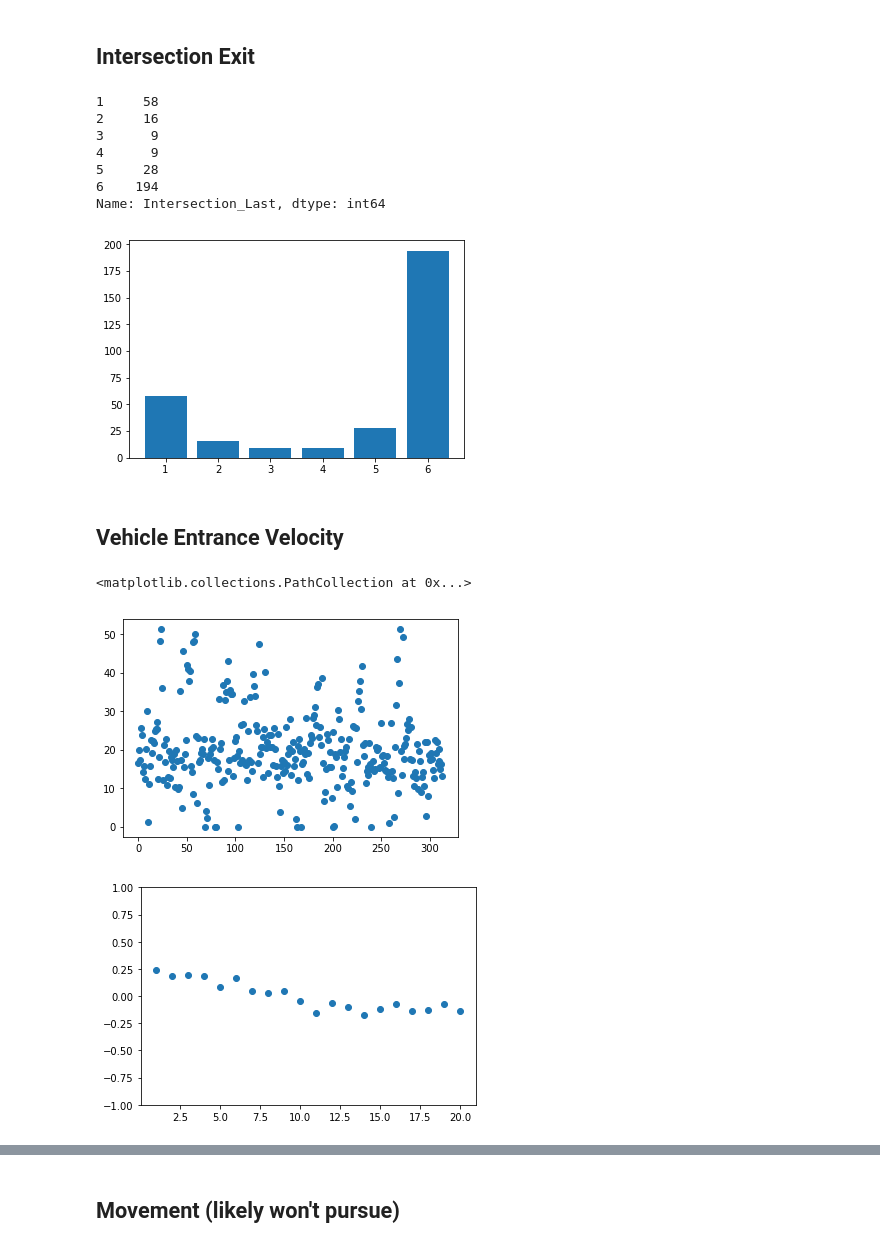
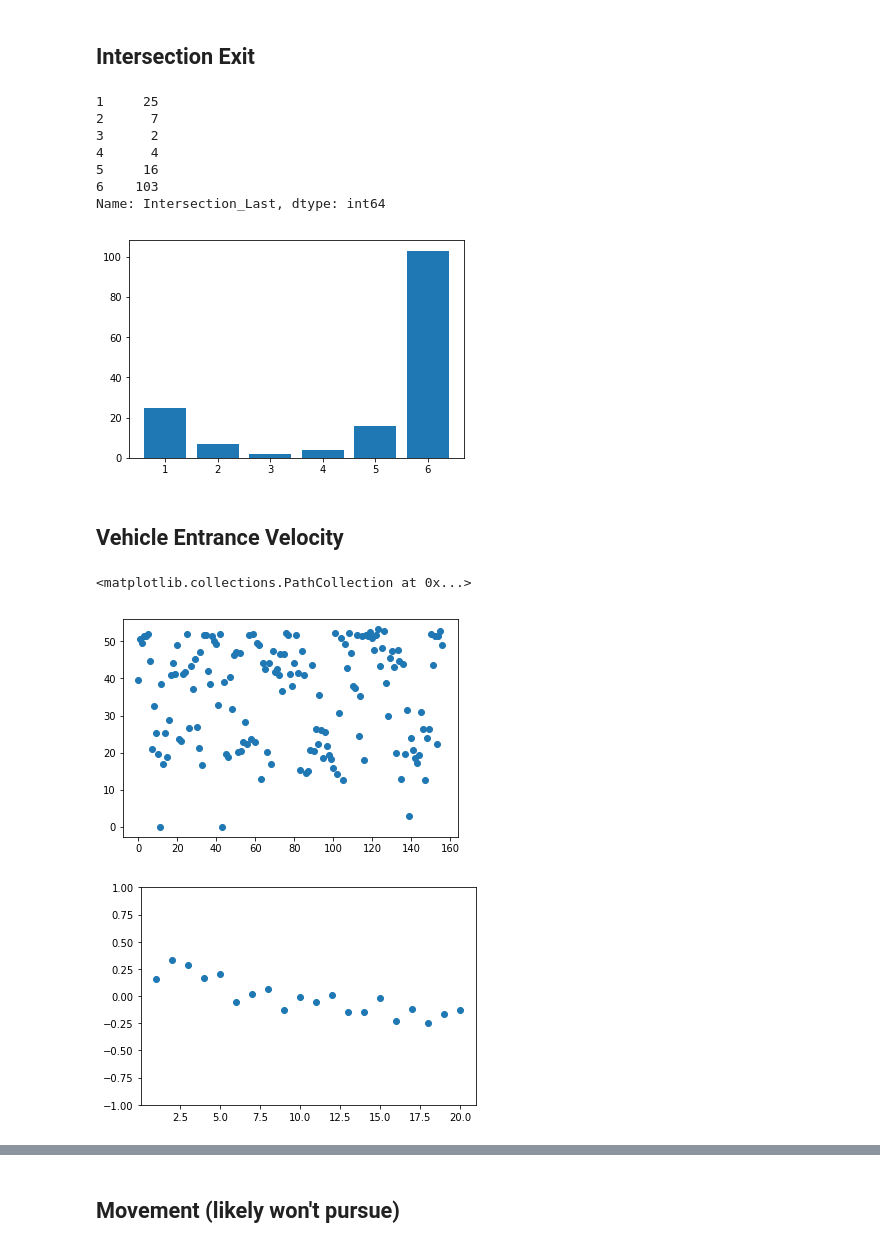
Before and after one commit to bglowniak/TrafficSimulation, a Jupyter notebook: Input Analysis/Input Analysis.ipynb, the cells around one changed output, grey strips where cells are left out. Drawn from its saved outputs; the diff is of its cells as text; code cells hidden in the pictures.

```diff
--- a/Input Analysis/Input Analysis.ipynb
+++ b/Input Analysis/Input Analysis.ipynb
@@ -17,6 +18,14 @@ df_min_match = df_min_match.sort_values(by='Epoch_ms')
 idx = df.groupby("Vehicle_ID")['Epoch_ms'].transform(max) == df['Epoch_ms']
 df_max_match = df[idx].reset_index(drop=True)
 df_max_match = df_max_match.sort_values(by='Epoch_ms')
+
+df_col = df.groupby("Vehicle_ID").mean()['Veh_Velocity']
+df_col = df_col.reset_index(drop=True)
+df_min_match["Avg_Velocity"] = df_col
+
+df_col = df.groupby("Vehicle_ID").max()['Veh_Velocity']
+df_col = df_col.reset_index(drop=True)
+df_min_match["Max_Velocity"] = df_col
 # %%
 df_final = df_min_match.copy()
 df_final["Movement_Last"] = df_max_match["Movement"]
@@ -68,3 +75,8 @@ df_final.to_csv("Processed_vehicle_data.csv", index=False)
+# %%
+validation_set, model_set = np.array_split(df_final, 2)
+
+model_set.to_csv("Processed_Vehicle_Data_Model.csv", index=False)
+validation_set.to_csv("Processed_Vehicle_Data_Validation.csv", index=False)
 # %% [markdown]
 # Input Analysis
 # %%
@@ -166,34 +211,33 @@ Name: Intersection, dtype: int64
 # %% [markdown]
 ## Intersection Exit
 # %%
-x = df_final["Intersection_Last"].value_counts()
+x = model_set["Intersection_Last"].value_counts()
 x = x.sort_index()
 print(x)
 a = plt.bar(list(x.index), list(x.values))
 # %% [output]
-1     58
-2     16
-3      9
-4      9
-5     28
-6    194
+1     25
+2      7
+3      2
+4      4
+5     16
+6    103
 Name: Intersection_Last, dtype: int64
-[figure, old version]
+[figure, new version]
 # %% [markdown]
 ## Vehicle Entrance Velocity
 # %%
-vel = df_final["Veh_Velocity"].values
-x = list(range(0, len(vel)))
+vel = model_set["Max_Velocity"].values
 
 vel_mean = sum(vel) / len(vel)
 vel_var = np.var(vel)
 
-plt.scatter(x, vel)
+plt.scatter(list(range(0, len(vel))), vel)
 # %% [output]
 <matplotlib.collections.PathCollection at 0x...>
-[figure, old version]
+[figure, new version]
 # %%
 autocorrelation_plot(vel, 20, vel_mean, vel_var)
 # %% [output]
-[figure, old version]
+[figure, new version]
 # %%
```
Also changed, not shown: parts of 14 cells of this notebook, 4 other files.
